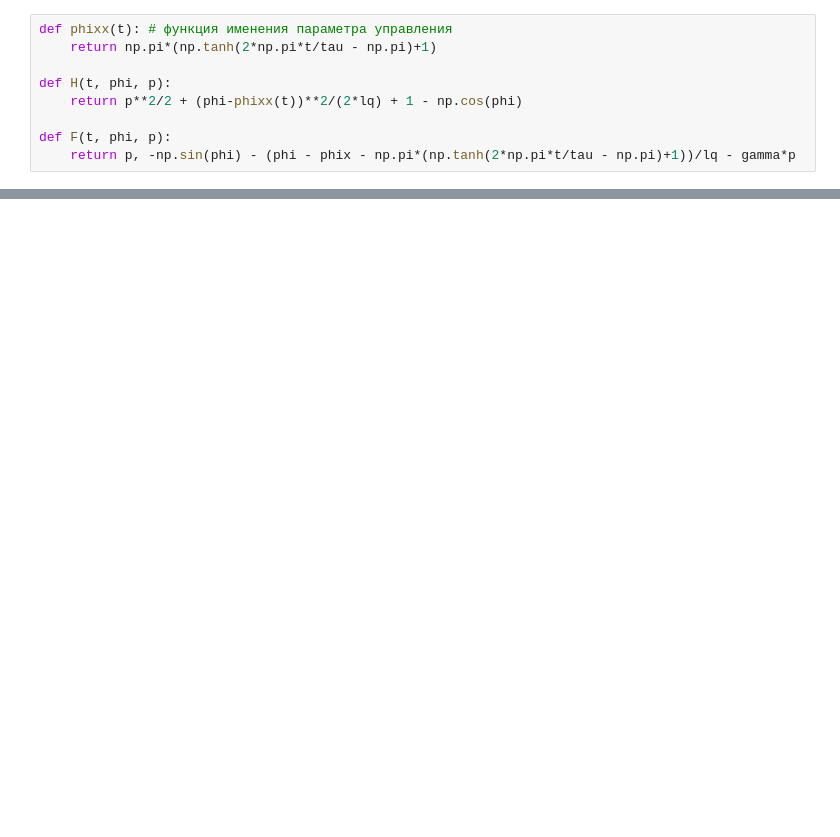
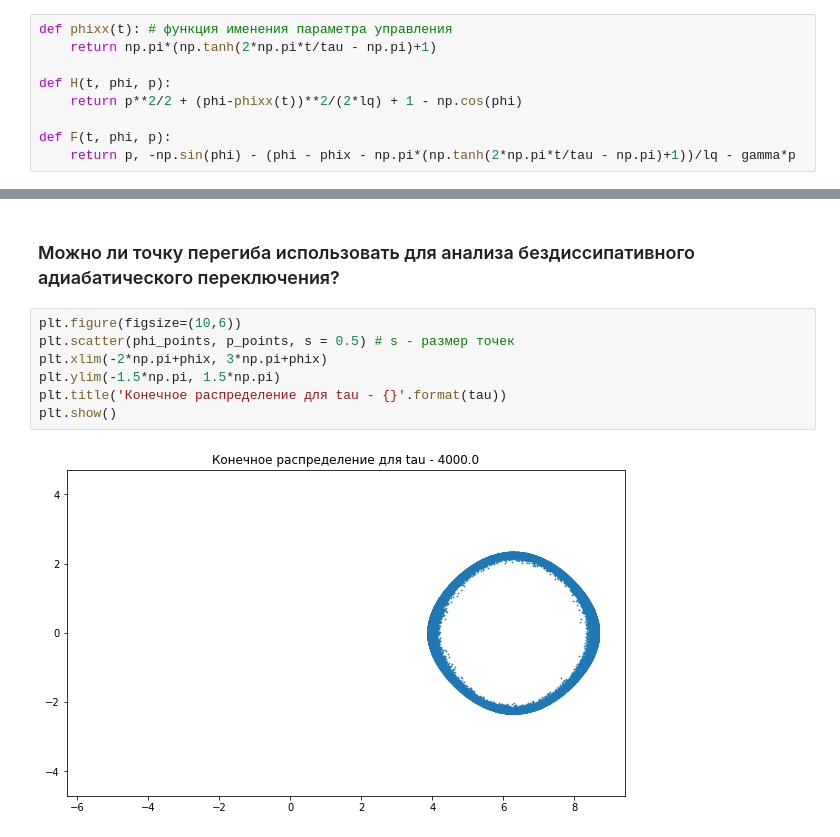
Before and after one commit to Gorchavkina/neuron_new, a Jupyter notebook: first_plot.ipynb, the cells around one changed output, grey strips where cells are left out. Saved outputs shown, nothing was run; the diff lists cells and outputs as text; blank space fills up the shorter version.

```diff
--- a/first_plot.ipynb
+++ b/first_plot.ipynb
@@ -116,0 +134,11 @@ plt.show()
+# %% [markdown]
+### Можно ли точку перегиба использовать для анализа бездиссипативного адиабатического переключения?
+# %%
+plt.figure(figsize=(10,6))
+plt.scatter(phi_points, p_points, s = 0.5) # s - размер точек
+plt.xlim(-2*np.pi+phix, 3*np.pi+phix)
+plt.ylim(-1.5*np.pi, 1.5*np.pi)
+plt.title('Конечное распределение для tau - {}'.format(tau))
+plt.show()
+# %% [output]
+[figure, added]
```
Also changed, not shown: parts of 13 cells of this notebook.
